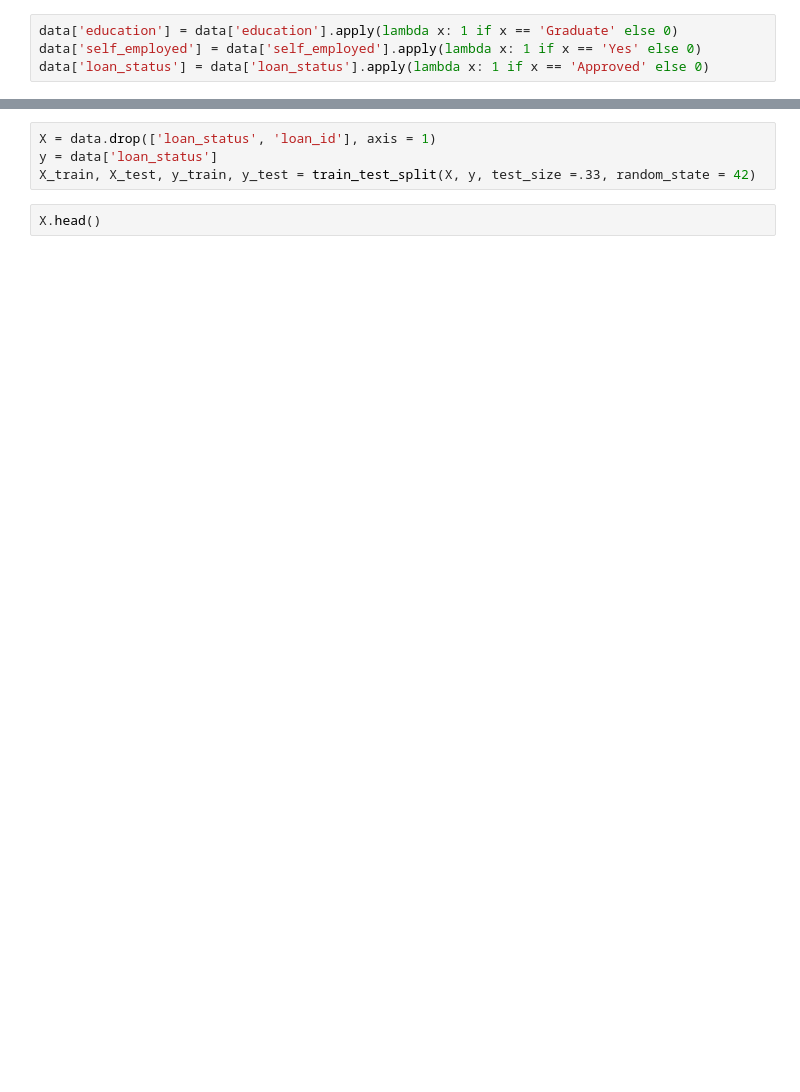
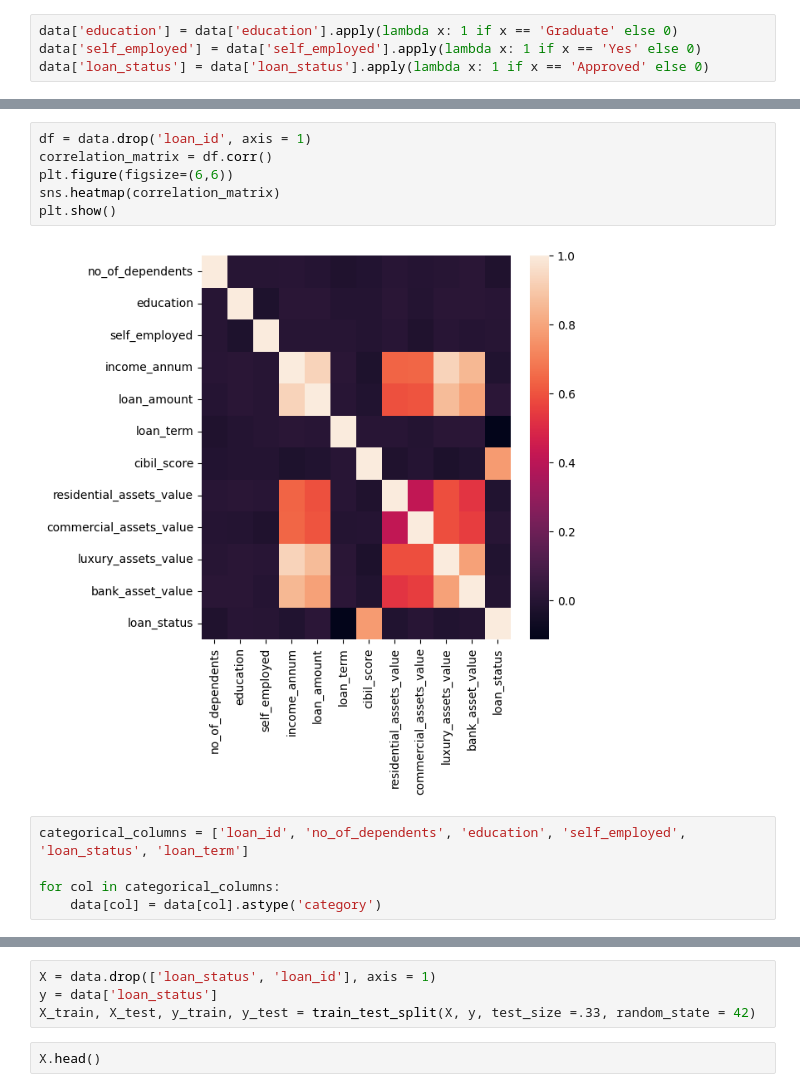
Before and after one commit to ayliniremkara/loan_approval_prediction, a Jupyter notebook: ml_development.ipynb, the cells around one changed output, grey strips where cells are left out. Saved outputs shown, nothing was run; the diff lists cells and outputs as text; blank space fills up the shorter version.

```diff
--- a/ml_development.ipynb
+++ b/ml_development.ipynb
@@ -35,0 +64,13 @@ print(f' Number of duplicate values : {data.duplicated().sum()}')
+# %%
+df = data.drop('loan_id', axis = 1)
+correlation_matrix = df.corr()
+plt.figure(figsize=(6,6))
+sns.heatmap(correlation_matrix)
+plt.show()
+# %% [output]
+[figure, added]
+# %%
+categorical_columns = ['loan_id', 'no_of_dependents', 'education', 'self_employed', 'loan_status', 'loan_term']
+
+for col in categorical_columns:
+    data[col] = data[col].astype('category')
```
Also changed, not shown: parts of 19 cells of this notebook, 2 other files.
